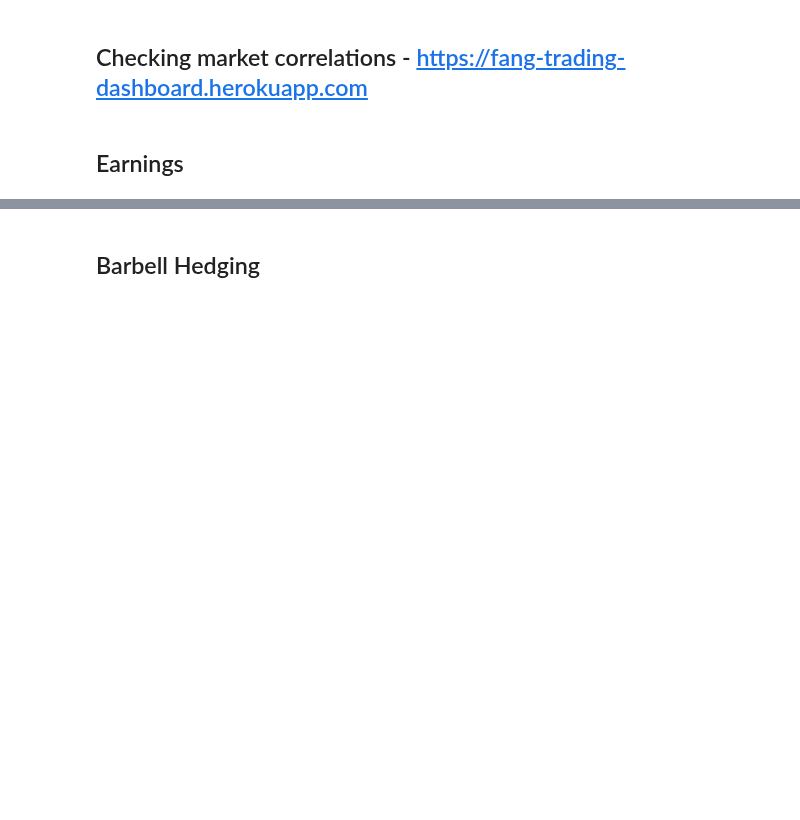
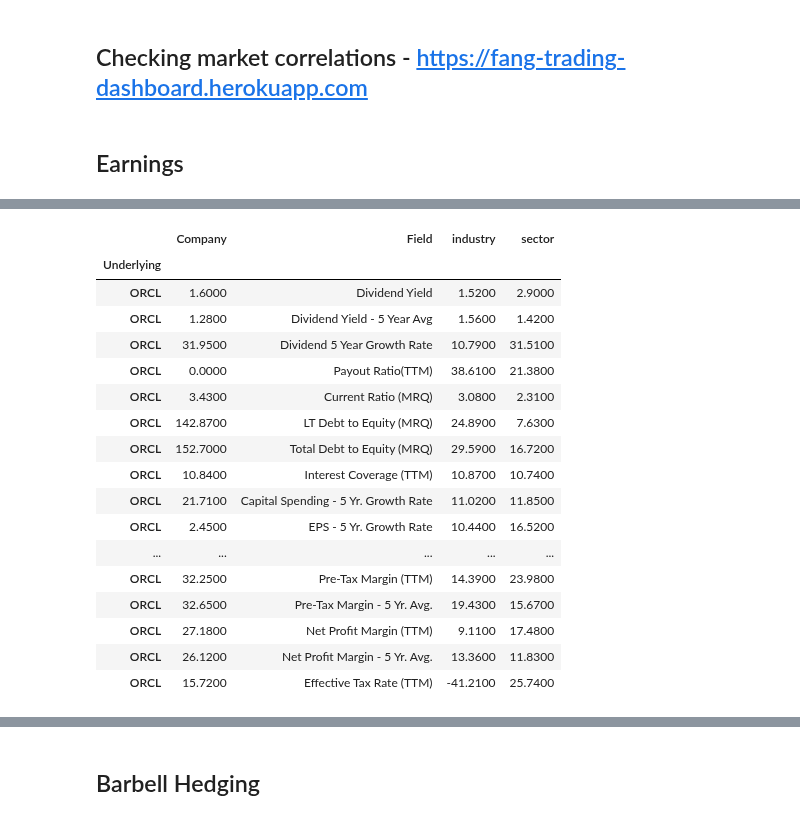
Before and after one commit to auto-d1dact/Trading, a Jupyter notebook: Notebooks/Daily Trading v2.ipynb, the cells around one changed output, grey strips where cells are left out. Cells and saved outputs as stored; diff of their text form; code cells hidden in the pictures; blank space fills up the shorter version.

```diff
--- a/Notebooks/Daily Trading v2.ipynb
+++ b/Notebooks/Daily Trading v2.ipynb
@@ -458,14 +458,14 @@ def aggregate_txns_date(trade_date):
 month = 12
 year = 2018
 check_options = True
-days_list = list(range(10, 14))
+days_list = list(range(17, 21))
 
 start_time = time.time()
 
 week_earnings = []
 
 for i in days_list:
-    date_lookup = '{0}-{1}-{2}'.format(year,month,'0'+(str(i)))
+    date_lookup = '{0}-{1}-{2}'.format(year,month, (str(i)))
     curr_earnings = date_earnings(date_lookup)
     curr_earnings = curr_earnings[curr_earnings['Call Time'].isin(['After Market Close', 'Before Market Open'])]
     curr_earnings['EarningsDate'] = date_lookup
@@ -549,7 +549,7 @@ for ticker in selected_names:
         insider_trades['Trading Date'] = insider_trades['Trading Date'].apply(aggregate_txns_date)
         insiderstxns_dict[ticker] = insider_trades
     except:
-        insidertxns_dict[ticker] = []
+        insiderstxns_dict[ticker] = []
 
 insider_agg_lst = []
 
@@ -667,6 +687,25 @@ display[display_cols]
 # %%
-ticker = 'LULU'
+ticker = 'ORCL'
 
 reuters_fundamentals[ticker][reuters_fundamentals[ticker]['Company'].isnull() != True]
+# %% [output]
+|  | Company | Field | industry | sector |
+| Underlying |  |  |  |  |
+| ORCL | 1.6000 | Dividend Yield | 1.5200 | 2.9000 |
+| ORCL | 1.2800 | Dividend Yield - 5 Year Avg | 1.5600 | 1.4200 |
+| ORCL | 31.9500 | Dividend 5 Year Growth Rate | 10.7900 | 31.5100 |
+| ORCL | 0.0000 | Payout Ratio(TTM) | 38.6100 | 21.3800 |
+| ORCL | 3.4300 | Current Ratio (MRQ) | 3.0800 | 2.3100 |
+| ORCL | 142.8700 | LT Debt to Equity (MRQ) | 24.8900 | 7.6300 |
+| ORCL | 152.7000 | Total Debt to Equity (MRQ) | 29.5900 | 16.7200 |
+| ORCL | 10.8400 | Interest Coverage (TTM) | 10.8700 | 10.7400 |
+| ORCL | 21.7100 | Capital Spending - 5 Yr. Growth Rate | 11.0200 | 11.8500 |
+| ORCL | 2.4500 | EPS - 5 Yr. Growth Rate | 10.4400 | 16.5200 |
+| ... | ... | ... | ... | ... |
+| ORCL | 32.2500 | Pre-Tax Margin (TTM) | 14.3900 | 23.9800 |
+| ORCL | 32.6500 | Pre-Tax Margin - 5 Yr. Avg. | 19.4300 | 15.6700 |
+| ORCL | 27.1800 | Net Profit Margin (TTM) | 9.1100 | 17.4800 |
+| ORCL | 26.1200 | Net Profit Margin - 5 Yr. Avg. | 13.3600 | 11.8300 |
+| ORCL | 15.7200 | Effective Tax Rate (TTM) | -41.2100 | 25.7400 |
 # %%
 quarterly_fin[quarterly_fin.index == ticker].T
```
Also changed, not shown: parts of 15 cells of this notebook, 4 other files.
